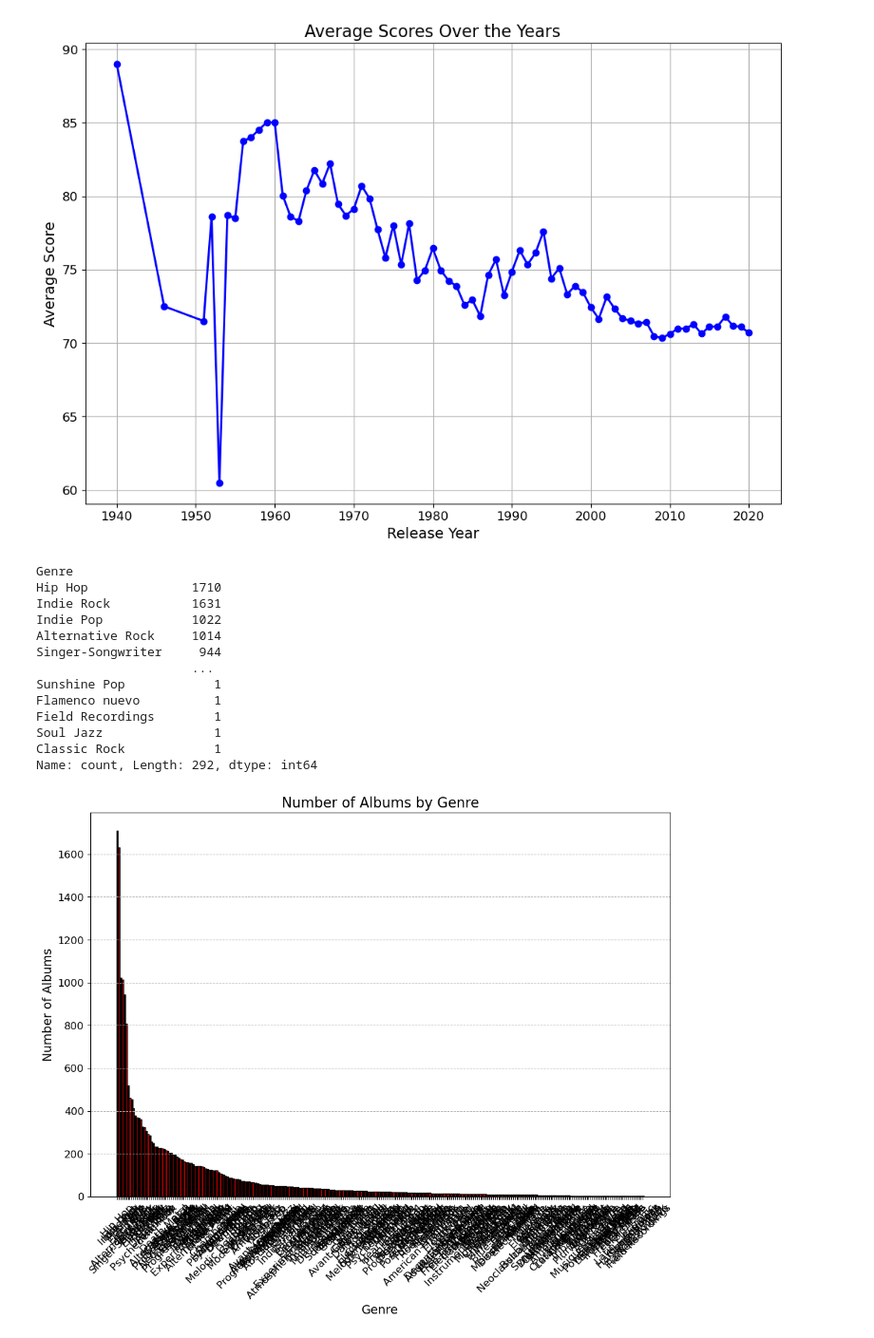
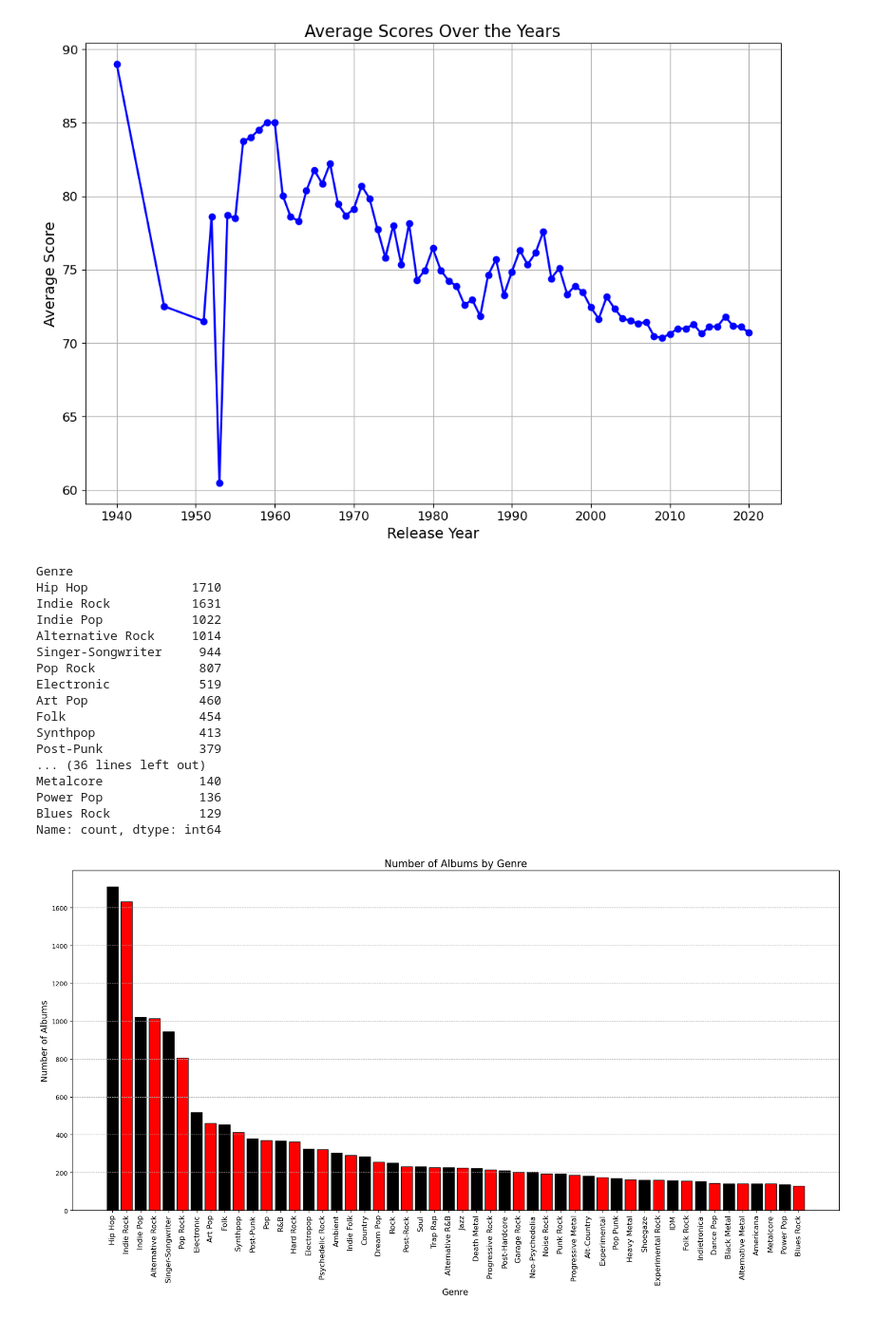
Before and after one commit to Klus3kk/datascience, a Jupyter notebook: Music-Listening/main.ipynb, the cells around one changed output. Shown at 95% size. Cells and saved outputs as stored; diff of their text form; code cells hidden in the pictures.

```diff
--- a/Music-Listening/main.ipynb
+++ b/Music-Listening/main.ipynb
@@ -251,7 +251,7 @@ plt.show()
 # %% [output]
 [figure]
 # %%
-genre_counts = data['Genre'].value_counts()
+genre_counts = data['Genre'].value_counts().head(50)
 genre_counts
 # %% [output]
 Genre
@@ -260,28 +260,47 @@ Indie Rock           1631
 Indie Pop            1022
 Alternative Rock     1014
 Singer-Songwriter     944
-                     ...
-Sunshine Pop            1
-Flamenco nuevo          1
-Field Recordings        1
-Soul Jazz               1
-Classic Rock            1
-Name: count, Length: 292, dtype: int64
+Pop Rock              807
+Electronic            519
+Art Pop               460
+Folk                  454
+Synthpop              413
+Post-Punk             379
+... (36 lines left out)
+Metalcore             140
+Power Pop             136
+Blues Rock            129
+Name: count, dtype: int64
 # %%
-plt.figure(figsize=(12, 8))
+
+
+# Create a bar chart
+plt.figure(figsize=(18, 10))  # Increased figure size for better readability
+
+# Use a black-red color palette
 colors = ['black' if (i % 2 == 0) else 'red' for i in range(len(genre_counts))]
 
 bars = plt.bar(genre_counts.index, genre_counts.values, color=colors)
+
+# Set the title and labels
 plt.title('Number of Albums by Genre', fontsize=16)
 plt.xlabel('Genre', fontsize=14)
 plt.ylabel('Number of Albums', fontsize=14)
-plt.xticks(rotation=45, fontsize=12)
-plt.yticks(fontsize=12)
+
+# Rotate x-axis labels to be more readable
+plt.xticks(rotation=90, fontsize=12)  # Adjusted rotation to 90 degrees
+
+# Adding grid lines for better readability
 plt.grid(axis='y', linestyle='--', linewidth=0.7)
 
+# Adding edge color to the bars for better contrast
 for bar in bars:
     bar.set_edgecolor('black')
 
+# Adjust layout to make room for the rotated x-axis labels
+plt.tight_layout()
+
+# Show plot
 plt.show()
 # %% [output]
-[figure, old version]
+[figure, new version]
```
